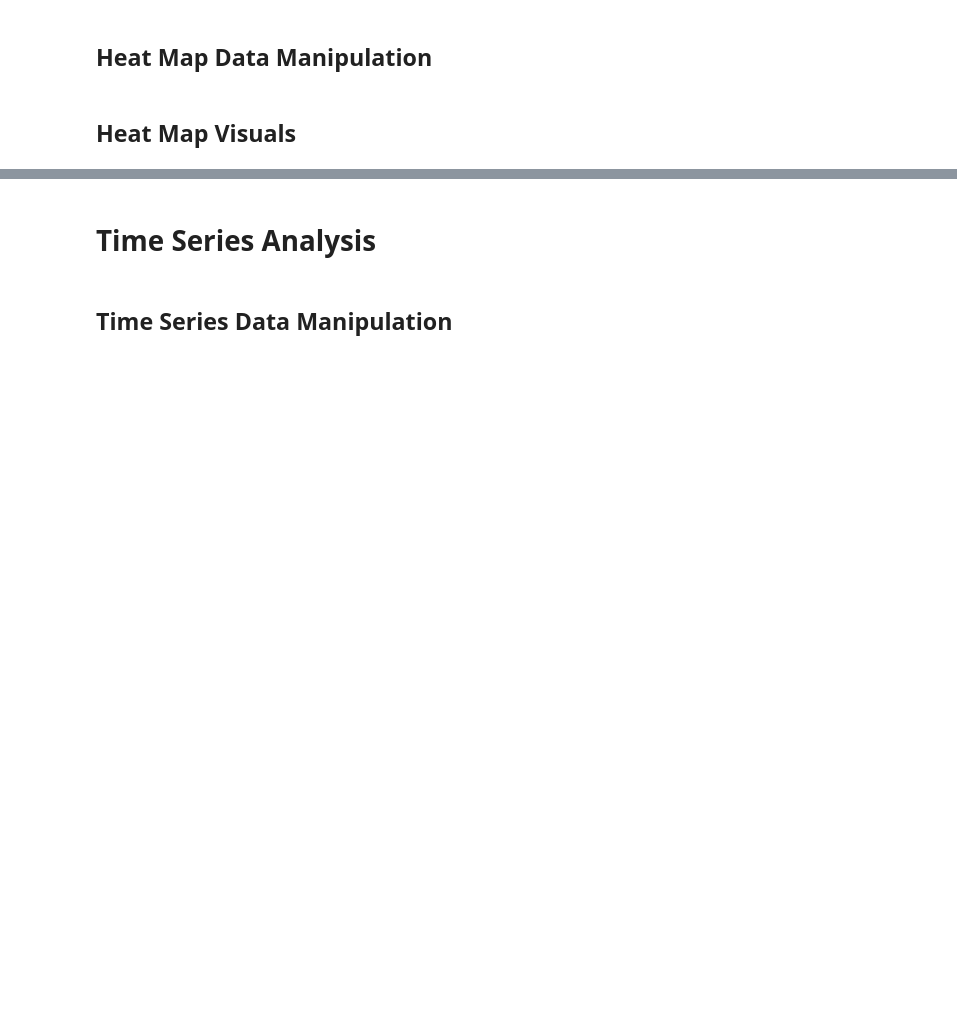
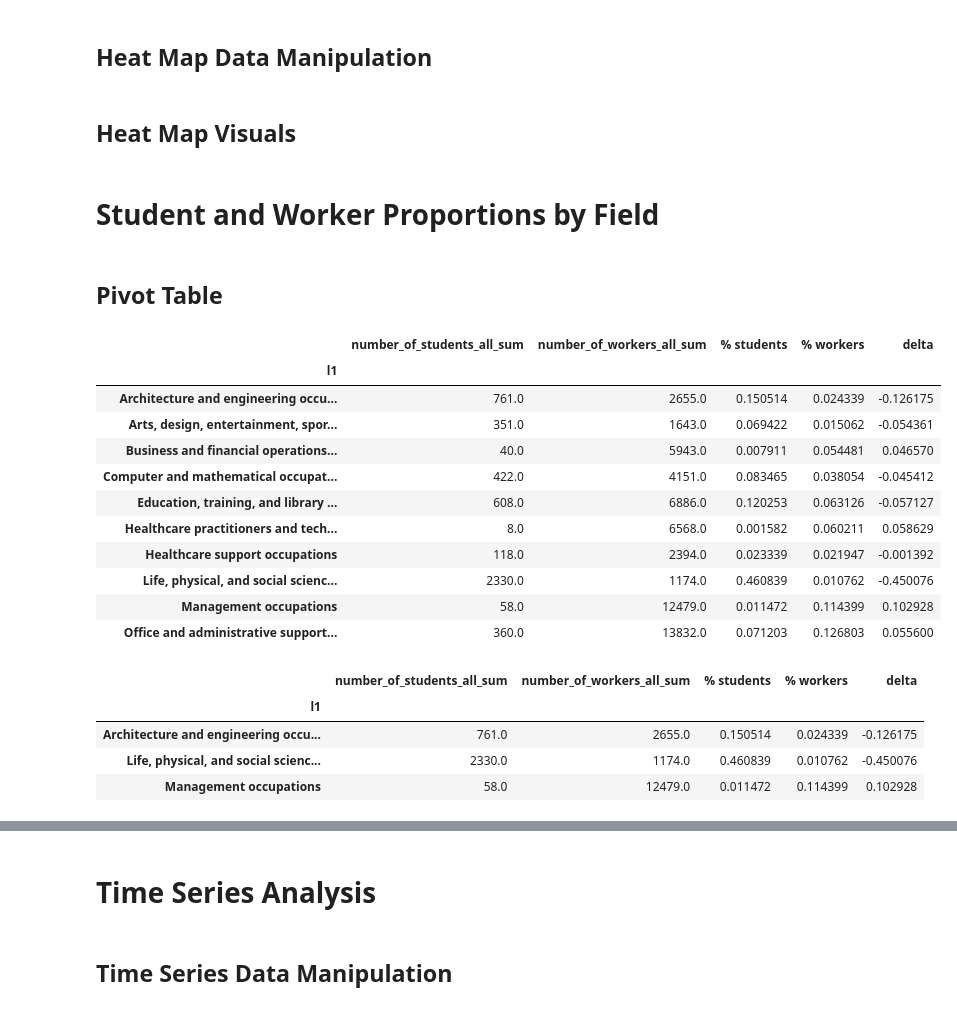
Before and after one commit to MADS-593-Project/Project, a Jupyter notebook: main-project-notebook.ipynb, the cells around one changed output, grey strips where cells are left out. Drawn from its saved outputs; the diff is of its cells as text; code cells hidden in the pictures; blank space fills up the shorter version.

```diff
--- a/main-project-notebook.ipynb
+++ b/main-project-notebook.ipynb
@@ -256,3 +276,54 @@ BokehModel(render_bundle={'docs_json': {'e099b376-b3db-434e-9894-fe93c0052c10':
 ## Heat Map Data Manipulation
 # %% [markdown]
 ## Heat Map Visuals
+# %% [markdown]
+#  Student and Worker Proportions by Field
+# %% [markdown]
+## Pivot Table
+# %%
+# @AUSTIN!!!!! this excel sheet is the one you sent me. where did you get it/how did you make it?
+data_to_be_pivoted = pd.read_excel("./data/df_merge_bls_l1_pivoted.xlsx",
+                                     sheet_name="df_merge_bls_l1",
+                                     header=0)
+data_to_be_pivoted = data_to_be_pivoted[data_to_be_pivoted['year'] == 2015]
+data_to_be_pivoted.columns
+
+# save total counts as variables
+worker_total = data_to_be_pivoted['number_of_workers_all_sum'].sum()
+student_total = data_to_be_pivoted['number_of_students_all_sum'].sum()
+
+# create pivot table grouping the sum of students and workers for each occupational grouping
+delta_table = pd.pivot_table(data_to_be_pivoted, values=['number_of_students_all_sum', 'number_of_workers_all_sum'], index='l1',
+                       aggfunc="sum", fill_value=0)
+delta_table = delta_table[delta_table['number_of_students_all_sum'] != 0]
+
+# calculate the % of students in each field and the % of workers in each field
+delta_table['% students'] = delta_table['number_of_students_all_sum']/student_total
+delta_table['% workers'] = delta_table['number_of_workers_all_sum']/worker_total
+
+# Calculate the difference between the % of students in each field and the % of workers in each field
+delta_table['delta'] = delta_table['% workers'] - delta_table['% students']
+
+#display entire table
+display(delta_table)
+
+#display occupational feilds with large supply/demand differences
+delta_table[(delta_table['delta'] >= 0.06) | (delta_table['delta'] <= -0.06)]
+# %% [output]
+|  | number_of_students_all_sum | number_of_workers_all_sum | % students | % workers | delta |
+| l1 |  |  |  |  |  |
+| Architecture and engineering occu... | 761.0 | 2655.0 | 0.150514 | 0.024339 | -0.126175 |
+| Arts, design, entertainment, spor... | 351.0 | 1643.0 | 0.069422 | 0.015062 | -0.054361 |
+| Business and financial operations... | 40.0 | 5943.0 | 0.007911 | 0.054481 | 0.046570 |
+| Computer and mathematical occupat... | 422.0 | 4151.0 | 0.083465 | 0.038054 | -0.045412 |
+| Education, training, and library ... | 608.0 | 6886.0 | 0.120253 | 0.063126 | -0.057127 |
+| Healthcare practitioners and tech... | 8.0 | 6568.0 | 0.001582 | 0.060211 | 0.058629 |
+| Healthcare support occupations | 118.0 | 2394.0 | 0.023339 | 0.021947 | -0.001392 |
+| Life, physical, and social scienc... | 2330.0 | 1174.0 | 0.460839 | 0.010762 | -0.450076 |
+| Management occupations | 58.0 | 12479.0 | 0.011472 | 0.114399 | 0.102928 |
+| Office and administrative support... | 360.0 | 13832.0 | 0.071203 | 0.126803 | 0.055600 |
+|  | number_of_students_all_sum | number_of_workers_all_sum | % students | % workers | delta |
+| l1 |  |  |  |  |  |
+| Architecture and engineering occu... | 761.0 | 2655.0 | 0.150514 | 0.024339 | -0.126175 |
+| Life, physical, and social scienc... | 2330.0 | 1174.0 | 0.460839 | 0.010762 | -0.450076 |
+| Management occupations | 58.0 | 12479.0 | 0.011472 | 0.114399 | 0.102928 |
```
Also changed, not shown: parts of 6 cells of this notebook, 1 other file.
